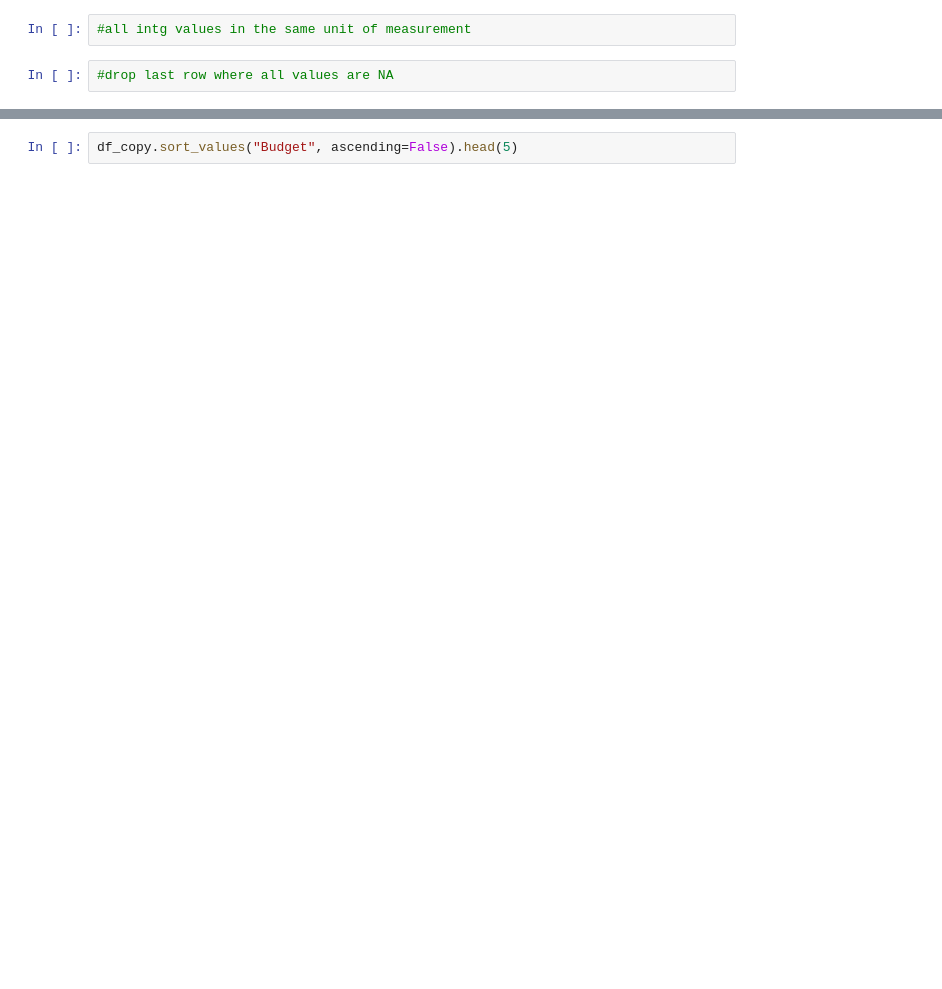
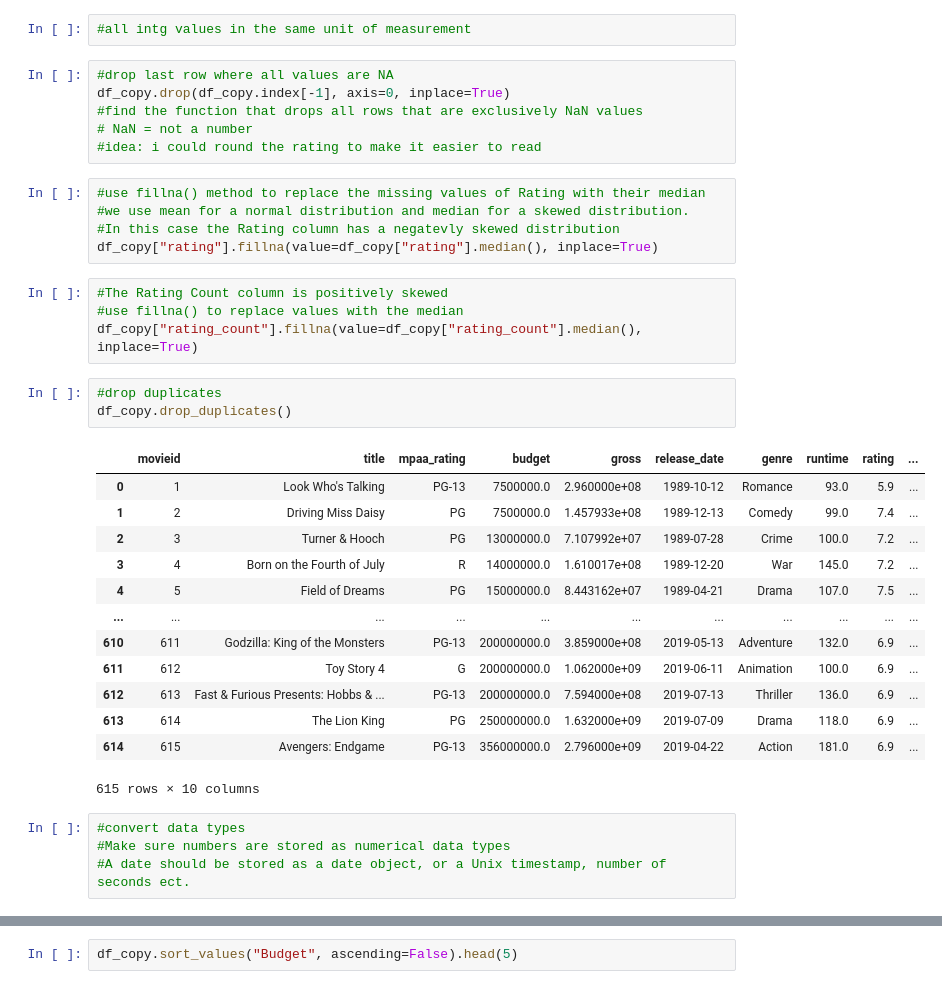
Before and after one commit to MiriamHerrmann/PandaExercisesMovieSet, a Jupyter notebook: PandaExercisesMovieSet.ipynb, the cells around one changed output, grey strips where cells are left out. Saved outputs shown, nothing was run; the diff lists cells and outputs as text; blank space fills up the shorter version.

```diff
--- a/PandaExercisesMovieSet.ipynb
+++ b/PandaExercisesMovieSet.ipynb
@@ -85,4 +325,38 @@ df_copy.columns
 # %%
 #all intg values in the same unit of measurement
-# %%
-#drop last row where all values are NA
+# %%
+#drop last row where all values are NA
+df_copy.drop(df_copy.index[-1], axis=0, inplace=True)
+#find the function that drops all rows that are exclusively NaN values
+# NaN = not a number
+#idea: i could round the rating to make it easier to read
+# %%
+#use fillna() method to replace the missing values of Rating with their median
+#we use mean for a normal distribution and median for a skewed distribution.
+#In this case the Rating column has a negatevly skewed distribution
+df_copy["rating"].fillna(value=df_copy["rating"].median(), inplace=True)
+# %%
+#The Rating Count column is positively skewed
+#use fillna() to replace values with the median
+df_copy["rating_count"].fillna(value=df_copy["rating_count"].median(), inplace=True)
+# %%
+#drop duplicates
+df_copy.drop_duplicates()
+# %% [output]
+|  | movieid | title | mpaa_rating | budget | gross | release_date | genre | runtime | rating | ... |
+| 0 | 1 | Look Who's Talking | PG-13 | 7500000.0 | 2.960000e+08 | 1989-10-12 | Romance | 93.0 | 5.9 | ... |
+| 1 | 2 | Driving Miss Daisy | PG | 7500000.0 | 1.457933e+08 | 1989-12-13 | Comedy | 99.0 | 7.4 | ... |
+| 2 | 3 | Turner & Hooch | PG | 13000000.0 | 7.107992e+07 | 1989-07-28 | Crime | 100.0 | 7.2 | ... |
+| 3 | 4 | Born on the Fourth of July | R | 14000000.0 | 1.610017e+08 | 1989-12-20 | War | 145.0 | 7.2 | ... |
+| 4 | 5 | Field of Dreams | PG | 15000000.0 | 8.443162e+07 | 1989-04-21 | Drama | 107.0 | 7.5 | ... |
+| ... | ... | ... | ... | ... | ... | ... | ... | ... | ... | ... |
+| 610 | 611 | Godzilla: King of the Monsters | PG-13 | 200000000.0 | 3.859000e+08 | 2019-05-13 | Adventure | 132.0 | 6.9 | ... |
+| 611 | 612 | Toy Story 4 | G | 200000000.0 | 1.062000e+09 | 2019-06-11 | Animation | 100.0 | 6.9 | ... |
+| 612 | 613 | Fast & Furious Presents: Hobbs & ... | PG-13 | 200000000.0 | 7.594000e+08 | 2019-07-13 | Thriller | 136.0 | 6.9 | ... |
+| 613 | 614 | The Lion King | PG | 250000000.0 | 1.632000e+09 | 2019-07-09 | Drama | 118.0 | 6.9 | ... |
+| 614 | 615 | Avengers: Endgame | PG-13 | 356000000.0 | 2.796000e+09 | 2019-04-22 | Action | 181.0 | 6.9 | ... |
+615 rows × 10 columns
+# %%
+#convert data types
+#Make sure numbers are stored as numerical data types
+#A date should be stored as a date object, or a Unix timestamp, number of seconds ect.
```
Also changed, not shown: parts of 30 cells of this notebook.
